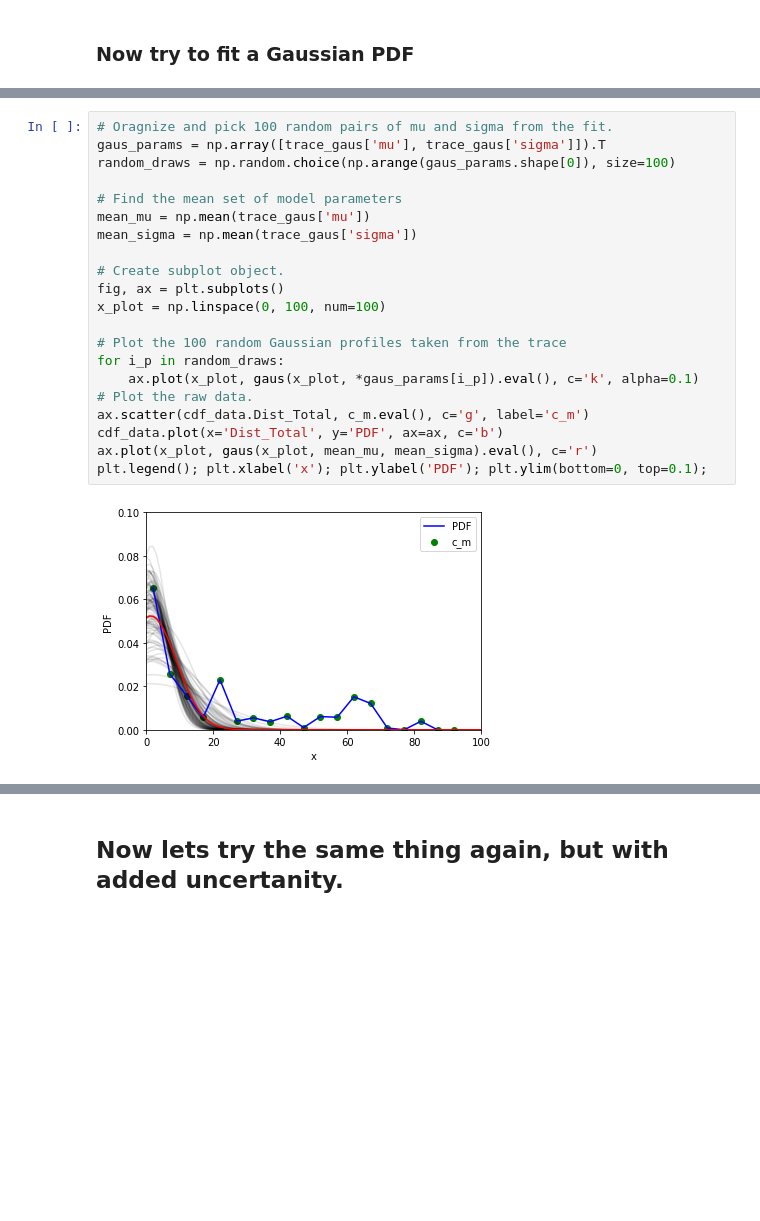
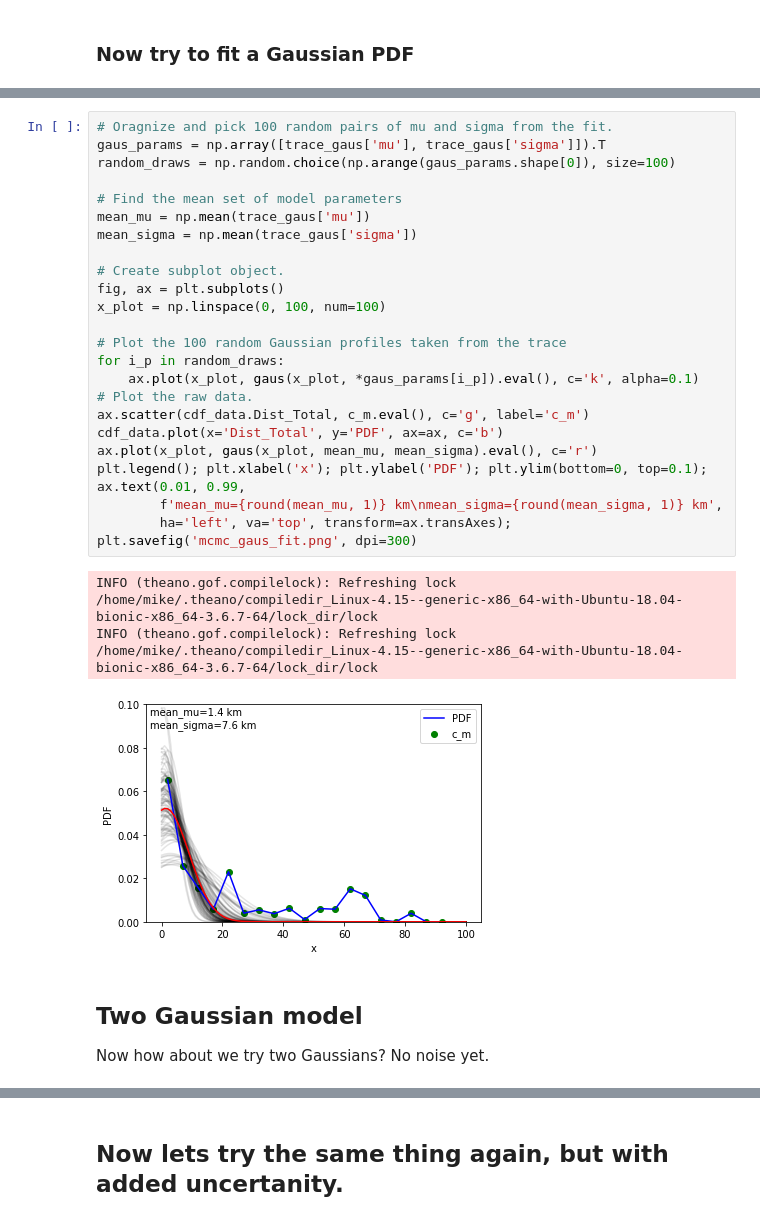
Before and after one commit to mshumko/ac6_microburst_scale_sizes, a Jupyter notebook: models/mcmc_microburst_pdf.ipynb, the cells around one changed output, grey strips where cells are left out. Cells and saved outputs as stored; diff of their text form; blank space fills up the shorter version.

```diff
--- a/models/mcmc_microburst_pdf.ipynb
+++ b/models/mcmc_microburst_pdf.ipynb
@@ -181,23 +192,32 @@ pm.summary(trace_gaus)
 # %%
 # Oragnize and pick 100 random pairs of mu and sigma from the fit.
 gaus_params = np.array([trace_gaus['mu'], trace_gaus['sigma']]).T
 random_draws = np.random.choice(np.arange(gaus_params.shape[0]), size=100)
 
 # Find the mean set of model parameters
 mean_mu = np.mean(trace_gaus['mu'])
 mean_sigma = np.mean(trace_gaus['sigma'])
 
 # Create subplot object.
 fig, ax = plt.subplots()
 x_plot = np.linspace(0, 100, num=100)
 
 # Plot the 100 random Gaussian profiles taken from the trace
 for i_p in random_draws:
     ax.plot(x_plot, gaus(x_plot, *gaus_params[i_p]).eval(), c='k', alpha=0.1)
 # Plot the raw data.
 ax.scatter(cdf_data.Dist_Total, c_m.eval(), c='g', label='c_m')
 cdf_data.plot(x='Dist_Total', y='PDF', ax=ax, c='b')
 ax.plot(x_plot, gaus(x_plot, mean_mu, mean_sigma).eval(), c='r')
 plt.legend(); plt.xlabel('x'); plt.ylabel('PDF'); plt.ylim(bottom=0, top=0.1);
+ax.text(0.01, 0.99,
+        f'mean_mu={round(mean_mu, 1)} km\nmean_sigma={round(mean_sigma, 1)} km',
+        ha='left', va='top', transform=ax.transAxes);
+plt.savefig('mcmc_gaus_fit.png', dpi=300)
 # %% [output]
+INFO (theano.gof.compilelock): Refreshing lock /home/mike/.theano/compiledir_Linux-4.15--generic-x86_64-with-Ubuntu-18.04-bionic-x86_64-3.6.7-64/lock_dir/lock
+INFO (theano.gof.compilelock): Refreshing lock /home/mike/.theano/compiledir_Linux-4.15--generic-x86_64-with-Ubuntu-18.04-bionic-x86_64-3.6.7-64/lock_dir/lock
-[figure, old version]
+[figure, new version]
+# %% [markdown]
+## Two Gaussian model
+Now how about we try two Gaussians? No noise yet.
```
Also changed, not shown: parts of 17 cells of this notebook.
